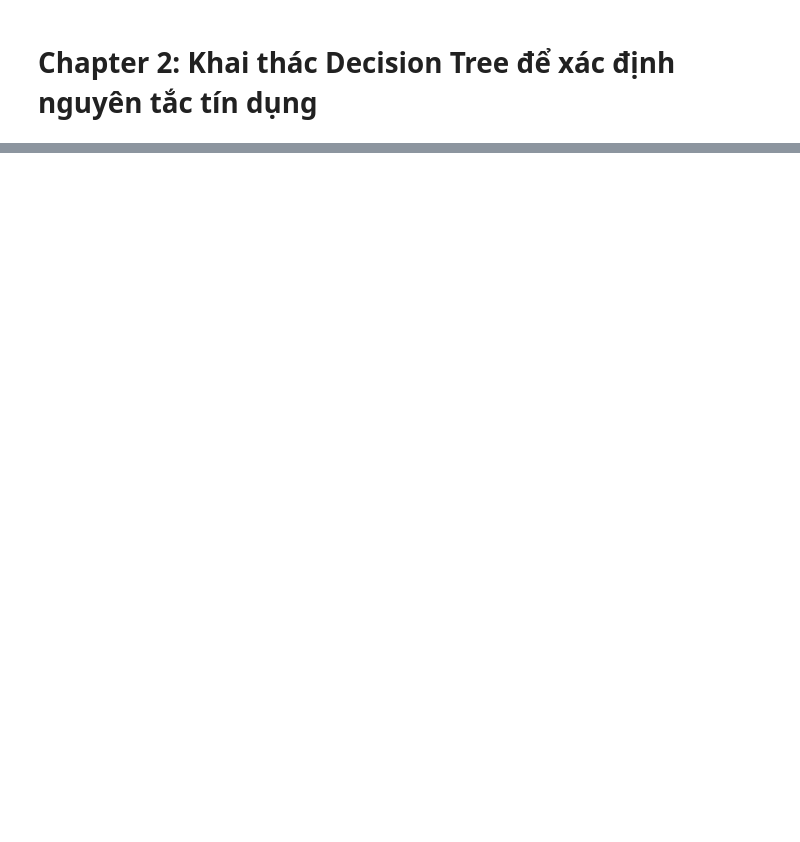
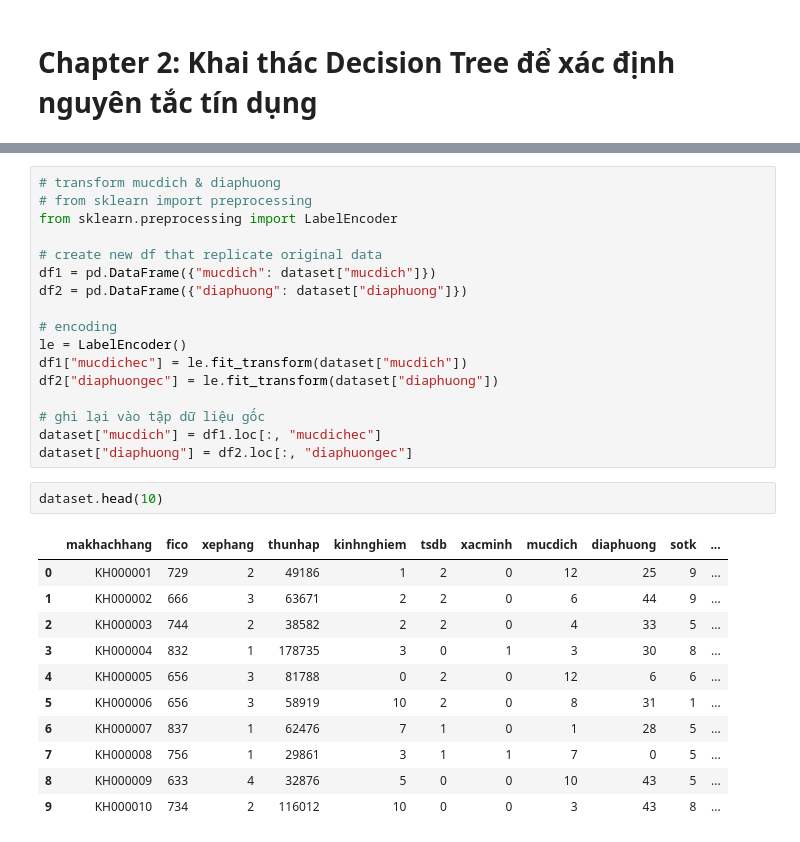
Before and after one commit to lktuan/ds4fb, a Jupyter notebook: notebooks/chapter2_decision_tree.ipynb, the cells around one changed output, grey strips where cells are left out. Saved outputs shown, nothing was run; the diff lists cells and outputs as text; blank space fills up the shorter version.

```diff
--- a/notebooks/chapter2_decision_tree.ipynb
+++ b/notebooks/chapter2_decision_tree.ipynb
@@ -21,0 +130,31 @@ dataset.head()
+# %%
+# transform mucdich & diaphuong
+# from sklearn import preprocessing
+from sklearn.preprocessing import LabelEncoder
+
+# create new df that replicate original data
+df1 = pd.DataFrame({"mucdich": dataset["mucdich"]})
+df2 = pd.DataFrame({"diaphuong": dataset["diaphuong"]})
+
+# encoding
+le = LabelEncoder()
+df1["mucdichec"] = le.fit_transform(dataset["mucdich"])
+df2["diaphuongec"] = le.fit_transform(dataset["diaphuong"])
+
+# ghi lại vào tập dữ liệu gốc
+dataset["mucdich"] = df1.loc[:, "mucdichec"]
+dataset["diaphuong"] = df2.loc[:, "diaphuongec"]
+# %%
+dataset.head(10)
+# %% [output]
+|  | makhachhang | fico | xephang | thunhap | kinhnghiem | tsdb | xacminh | mucdich | diaphuong | sotk | ... |
+| 0 | KH000001 | 729 | 2 | 49186 | 1 | 2 | 0 | 12 | 25 | 9 | ... |
+| 1 | KH000002 | 666 | 3 | 63671 | 2 | 2 | 0 | 6 | 44 | 9 | ... |
+| 2 | KH000003 | 744 | 2 | 38582 | 2 | 2 | 0 | 4 | 33 | 5 | ... |
+| 3 | KH000004 | 832 | 1 | 178735 | 3 | 0 | 1 | 3 | 30 | 8 | ... |
+| 4 | KH000005 | 656 | 3 | 81788 | 0 | 2 | 0 | 12 | 6 | 6 | ... |
+| 5 | KH000006 | 656 | 3 | 58919 | 10 | 2 | 0 | 8 | 31 | 1 | ... |
+| 6 | KH000007 | 837 | 1 | 62476 | 7 | 1 | 0 | 1 | 28 | 5 | ... |
+| 7 | KH000008 | 756 | 1 | 29861 | 3 | 1 | 1 | 7 | 0 | 5 | ... |
+| 8 | KH000009 | 633 | 4 | 32876 | 5 | 0 | 0 | 10 | 43 | 5 | ... |
+| 9 | KH000010 | 734 | 2 | 116012 | 10 | 0 | 0 | 3 | 43 | 8 | ... |
```
Also changed, not shown: parts of 25 cells of this notebook, 3 other files.
